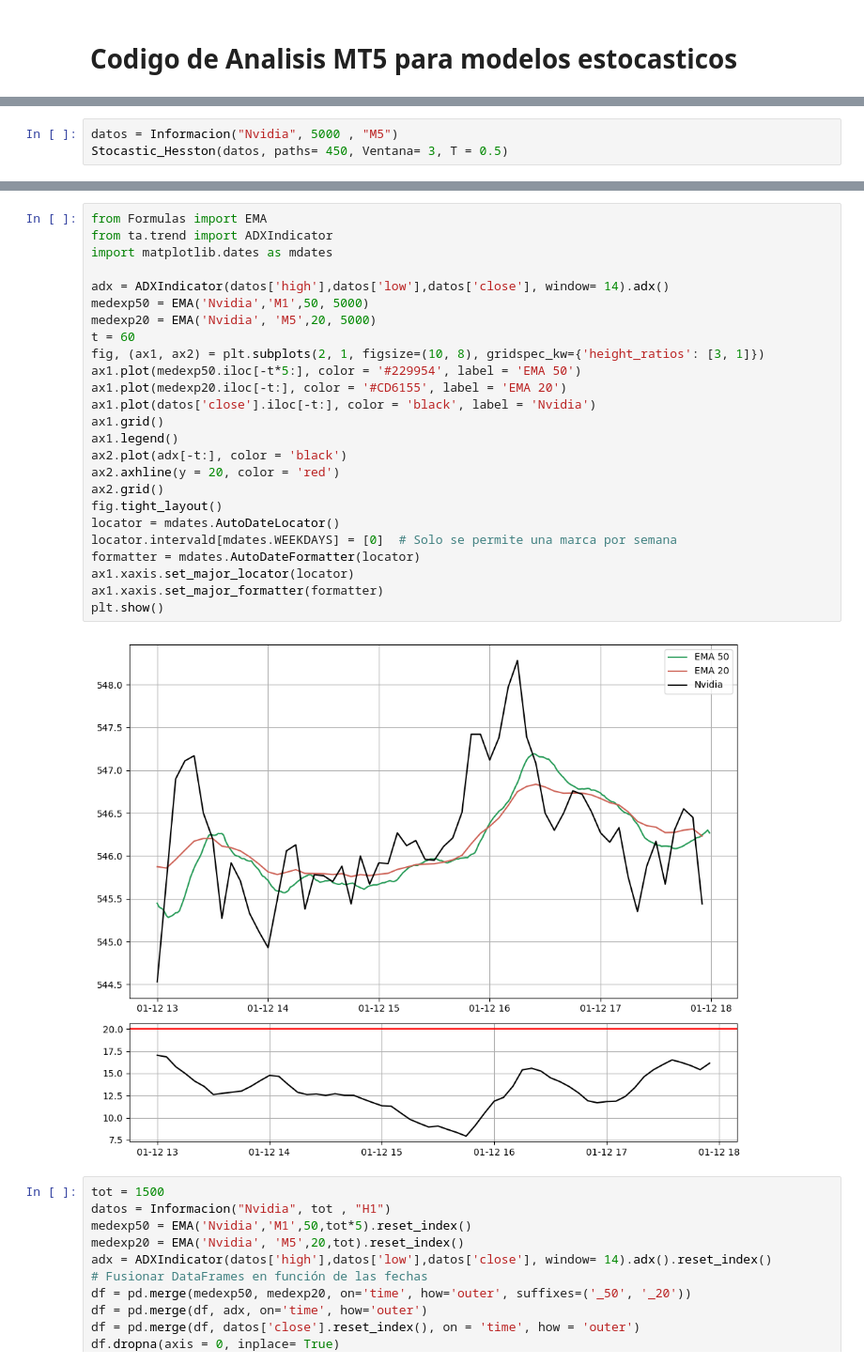
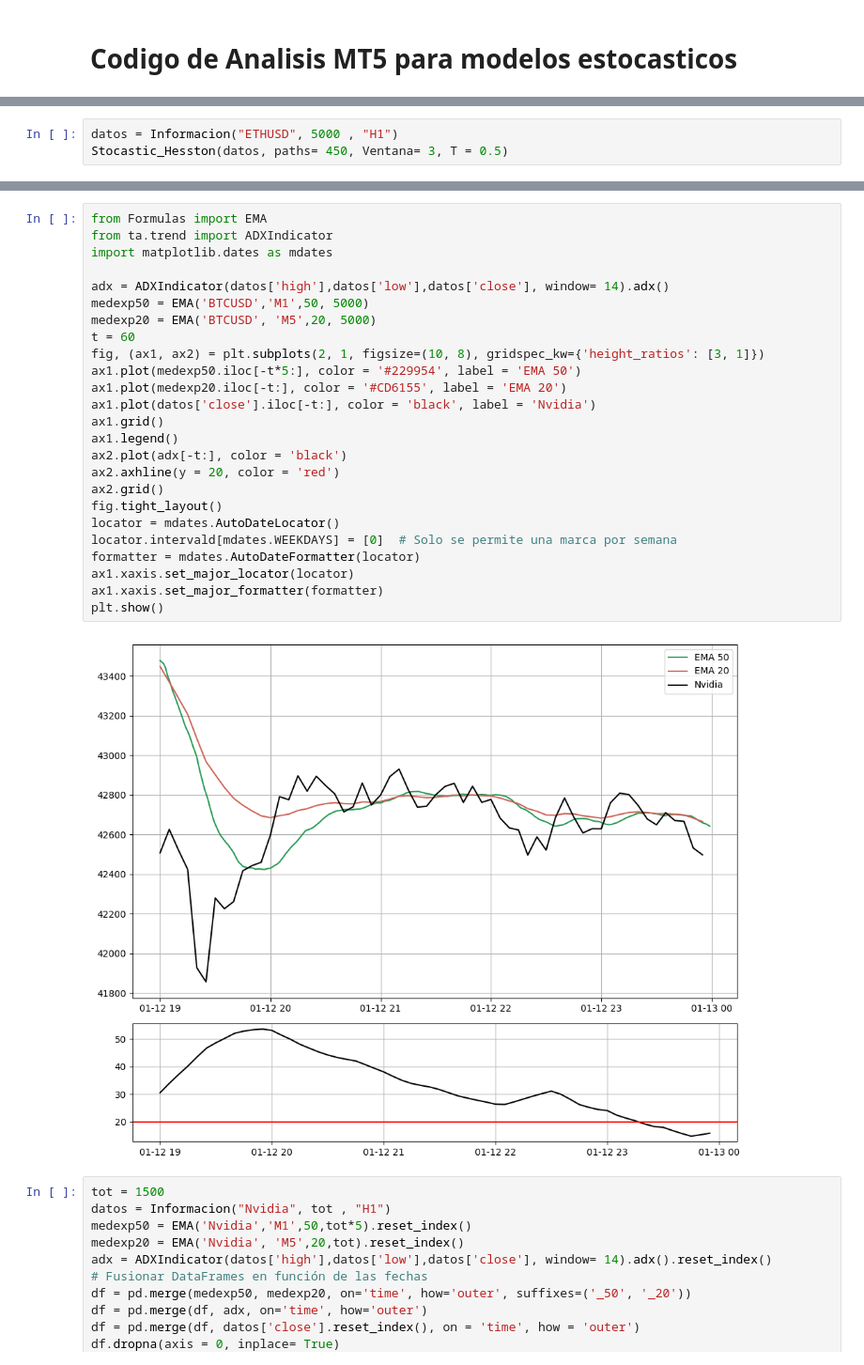
Before and after one commit to miguel2019547/Metatrader, a Jupyter notebook: Algoritmos/Analitica.ipynb, the cells around one changed output, grey strips where cells are left out. Shown: that part at 94% size. Cells and saved outputs as stored; diff of their text form.

```diff
--- a/Algoritmos/Analitica.ipynb
+++ b/Algoritmos/Analitica.ipynb
@@ -18,3 +23,3 @@ IniciarMT5()
 # %%
-datos = Informacion("Nvidia", 5000 , "M5")
+datos = Informacion("ETHUSD", 5000 , "H1")
 Stocastic_Hesston(datos, paths= 450, Ventana= 3, T = 0.5)
@@ -25,30 +26,30 @@ Baja:  0.45111111111111113
 # %%
 from Formulas import EMA
 from ta.trend import ADXIndicator
 import matplotlib.dates as mdates
 
 adx = ADXIndicator(datos['high'],datos['low'],datos['close'], window= 14).adx()
-medexp50 = EMA('Nvidia','M1',50, 5000)
-medexp20 = EMA('Nvidia', 'M5',20, 5000)
+medexp50 = EMA('BTCUSD','M1',50, 5000)
+medexp20 = EMA('BTCUSD', 'M5',20, 5000)
 t = 60
 fig, (ax1, ax2) = plt.subplots(2, 1, figsize=(10, 8), gridspec_kw={'height_ratios': [3, 1]})
 ax1.plot(medexp50.iloc[-t*5:], color = '#229954', label = 'EMA 50')
 ax1.plot(medexp20.iloc[-t:], color = '#CD6155', label = 'EMA 20')
 ax1.plot(datos['close'].iloc[-t:], color = 'black', label = 'Nvidia')
 ax1.grid()
 ax1.legend()
 ax2.plot(adx[-t:], color = 'black')
 ax2.axhline(y = 20, color = 'red')
 ax2.grid()
 fig.tight_layout()
 locator = mdates.AutoDateLocator()
 locator.intervald[mdates.WEEKDAYS] = [0]  # Solo se permite una marca por semana
 formatter = mdates.AutoDateFormatter(locator)
 ax1.xaxis.set_major_locator(locator)
 ax1.xaxis.set_major_formatter(formatter)
 plt.show()
 # %% [output]
-[figure, old version]
+[figure, new version]
 # %%
 tot = 1500
 datos = Informacion("Nvidia", tot , "H1")
```
Also changed, not shown: parts of 6 cells of this notebook.
